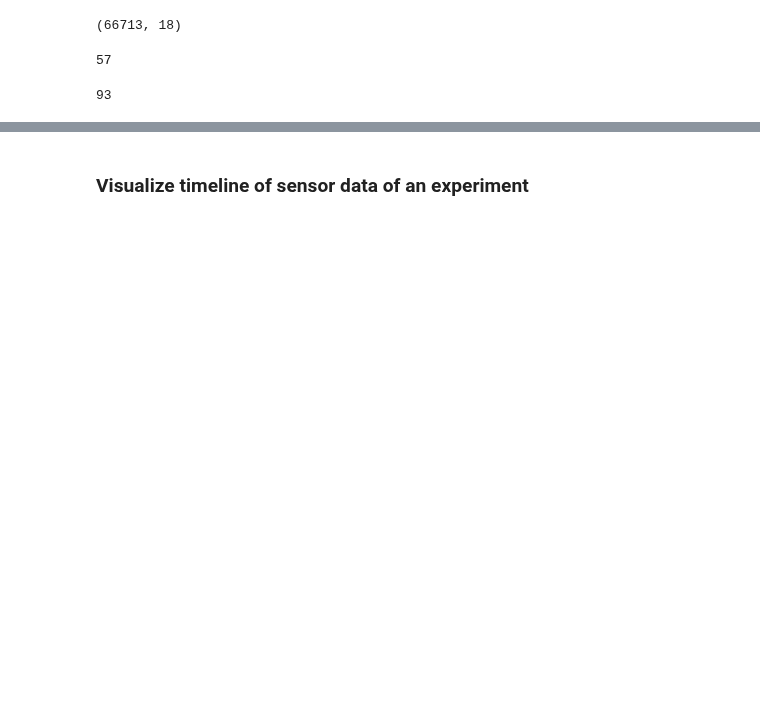
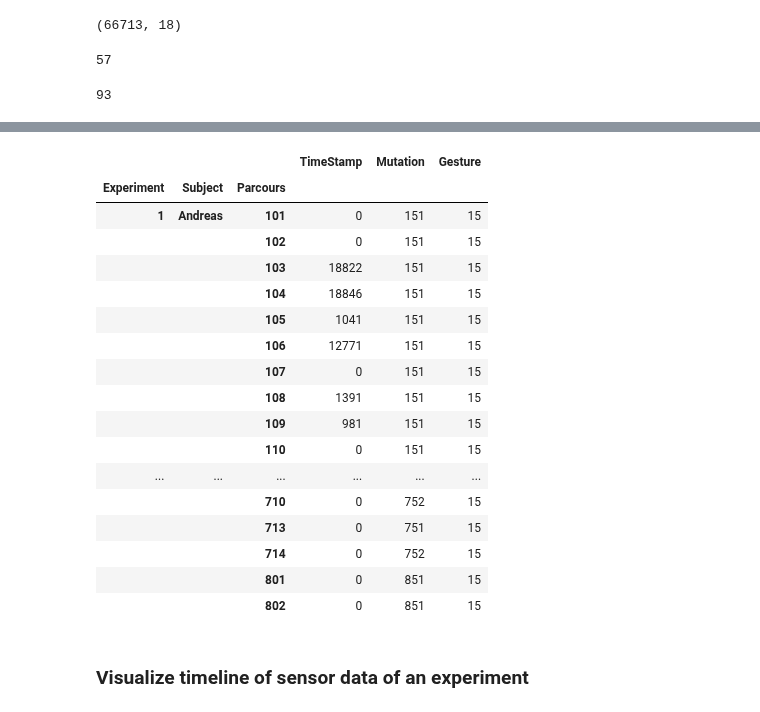
Before and after one commit to Make-O-Matic/MOM-Engine, a Jupyter notebook: data_preprocess.ipynb, the cells around one changed output, grey strips where cells are left out. Saved outputs shown, nothing was run; the diff lists cells and outputs as text; code cells hidden in the pictures; blank space fills up the shorter version.

```diff
--- a/data_preprocess.ipynb
+++ b/data_preprocess.ipynb
@@ -628,3 +653,24 @@ sum(mydata['TimeStamp'].diff() < 0)
+# %%
+mydata2.groupby(('Experiment','Subject','Parcours')).first()
+# %% [output]
+|  |  |  | TimeStamp | Mutation | Gesture |
+| Experiment | Subject | Parcours |  |  |  |
+| 1 | Andreas | 101 | 0 | 151 | 15 |
+|  |  | 102 | 0 | 151 | 15 |
+|  |  | 103 | 18822 | 151 | 15 |
+|  |  | 104 | 18846 | 151 | 15 |
+|  |  | 105 | 1041 | 151 | 15 |
+|  |  | 106 | 12771 | 151 | 15 |
+|  |  | 107 | 0 | 151 | 15 |
+|  |  | 108 | 1391 | 151 | 15 |
+|  |  | 109 | 981 | 151 | 15 |
+|  |  | 110 | 0 | 151 | 15 |
+| ... | ... | ... | ... | ... | ... |
+|  |  | 710 | 0 | 752 | 15 |
+|  |  | 713 | 0 | 751 | 15 |
+|  |  | 714 | 0 | 752 | 15 |
+|  |  | 801 | 0 | 851 | 15 |
+|  |  | 802 | 0 | 851 | 15 |
 # %% [markdown]
 ### Visualize timeline of sensor data of an experiment
 # %%
```
Also changed, not shown: parts of 16 cells of this notebook.
